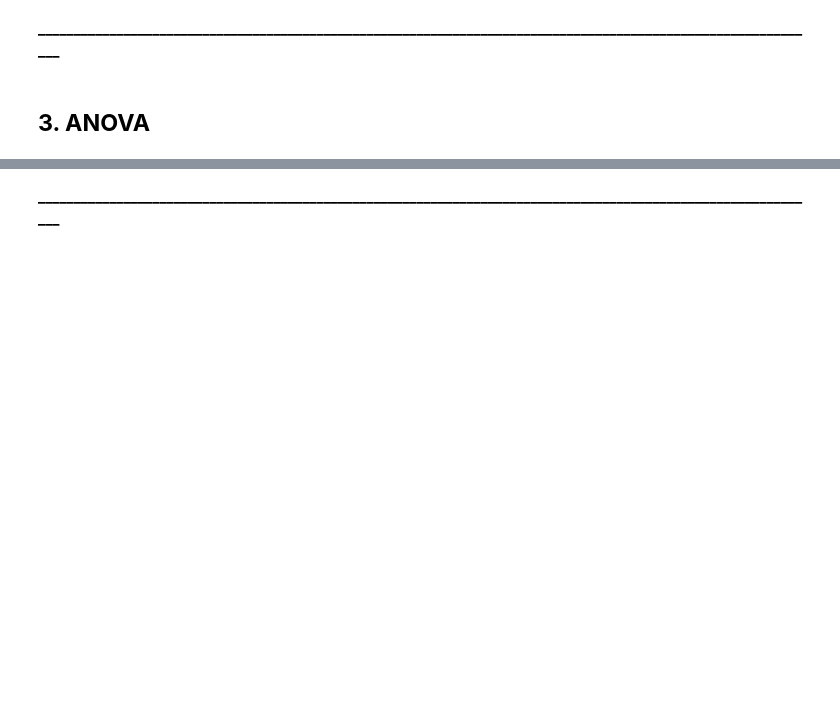
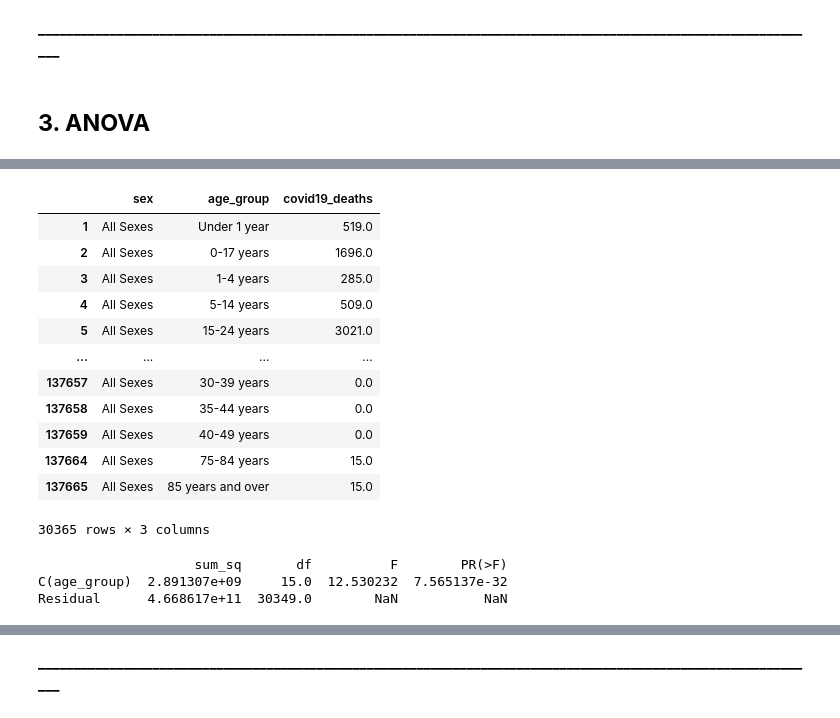
Before and after one commit to c-susan/datasci_5_statistics, a Jupyter notebook: python_statistics.ipynb, the cells around one changed output, grey strips where cells are left out. Cells and saved outputs as stored; diff of their text form; code cells hidden in the pictures; blank space fills up the shorter version.

```diff
--- a/python_statistics.ipynb
+++ b/python_statistics.ipynb
@@ -207,0 +232,19 @@ The p-value is 1.9267043606049252e-26, which is less than the significance level
+# %%
+## Selecting for rows where the column 'sex' equals 'All Sexes', column 'age_group' is not equal 'All Ages',
+## and column 'covid-19_deaths' does not have any null values.
+df3 = df3[(df3['sex'] == 'All Sexes') & (df3['age_group'] != 'All Ages') & df3['covid19_deaths'].notnull()]
+df3
+# %% [output]
+|  | sex | age_group | covid19_deaths |
+| 1 | All Sexes | Under 1 year | 519.0 |
+| 2 | All Sexes | 0-17 years | 1696.0 |
+| 3 | All Sexes | 1-4 years | 285.0 |
+| 4 | All Sexes | 5-14 years | 509.0 |
+| 5 | All Sexes | 15-24 years | 3021.0 |
+| ... | ... | ... | ... |
+| 137657 | All Sexes | 30-39 years | 0.0 |
+| 137658 | All Sexes | 35-44 years | 0.0 |
+| 137659 | All Sexes | 40-49 years | 0.0 |
+| 137664 | All Sexes | 75-84 years | 15.0 |
+| 137665 | All Sexes | 85 years and over | 15.0 |
+30365 rows × 3 columns
@@ -207,0 +253,7 @@ The p-value is 1.9267043606049252e-26, which is less than the significance level
+# %%
+anova_table = sm.stats.anova_lm(model, typ=2)
+print(anova_table)
+# %% [output]
+                    sum_sq       df          F        PR(>F)
+C(age_group)  2.891307e+09     15.0  12.530232  7.565137e-32
+Residual      4.668617e+11  30349.0        NaN           NaN
```
Also changed, not shown: parts of 12 cells of this notebook.
